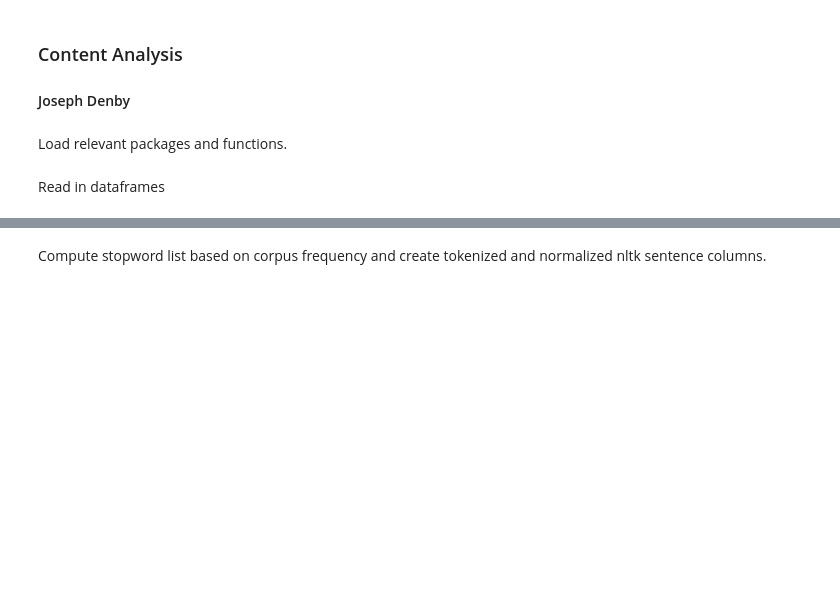
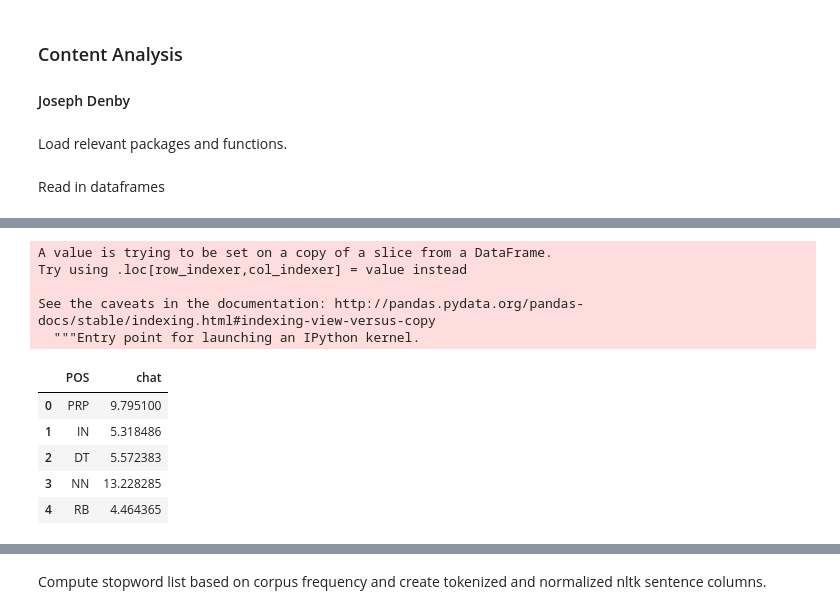
Before and after one commit to jgdenby/content-analysis-2018, a Jupyter notebook: ChildBookProject/FinalProj.ipynb, the cells around one changed output, grey strips where cells are left out. Saved outputs shown, nothing was run; the diff lists cells and outputs as text; code cells hidden in the pictures; blank space fills up the shorter version.

```diff
--- a/ChildBookProject/FinalProj.ipynb
+++ b/ChildBookProject/FinalProj.ipynb
@@ -54,2 +113,30 @@ ldpdf.shape
+# %%
+ldpdf['chat_tokens'] = ldpdf.p_chat.apply(lambda x: nltk.wordpunct_tokenize(x))
+# %% [output]
+A value is trying to be set on a copy of a slice from a DataFrame.
+Try using .loc[row_indexer,col_indexer] = value instead
+
+See the caveats in the documentation: http://pandas.pydata.org/pandas-docs/stable/indexing.html#indexing-view-versus-copy
+  """Entry point for launching an IPython kernel.
+# %%
+ldpdf['word_count'] = ldpdf.chat_tokens.apply(lambda x: len(x))
+ldpdf['wordsample100'] = ldpdf.chat_tokens.apply(lambda x: wordsample100(x))
+# %%
+ldpdf['tokens_POS'] = [nltk.pos_tag(t) for t in ldpdf['wordsample100']]
+ldpdf['POSdict'] = ldpdf.tokens_POS.apply(lambda x: POSdict(x))
+# %%
+chatavgPOSdict = getavgPOSdict(ldpdf['POSdict'])
+chatavgPOSdf = pd.DataFrame.from_dict(chatavgPOSdict, orient='index')
+chatavgPOSdf = chatavgPOSdf.reset_index()
+chatavgPOSdf = chatavgPOSdf.rename(columns={'index': 'POS', 0:'chat'})
+# %%
+chatavgPOSdf.head()
+# %% [output]
+|  | POS | chat |
+| 0 | PRP | 9.795100 |
+| 1 | IN | 5.318486 |
+| 2 | DT | 5.572383 |
+| 3 | NN | 13.228285 |
+| 4 | RB | 4.464365 |
 # %%
 bookdf = pd.read_csv("bookdf.csv", index_col=0)
```
Also changed, not shown: parts of 14 cells of this notebook, 1 other file.
